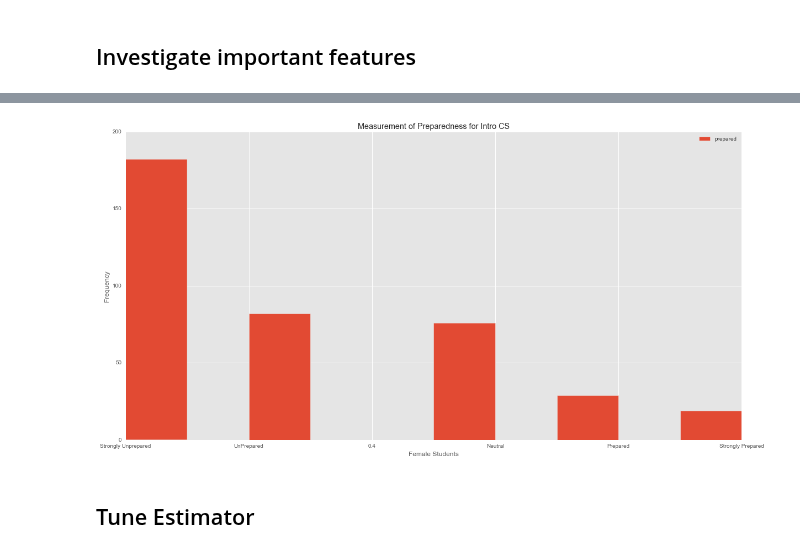
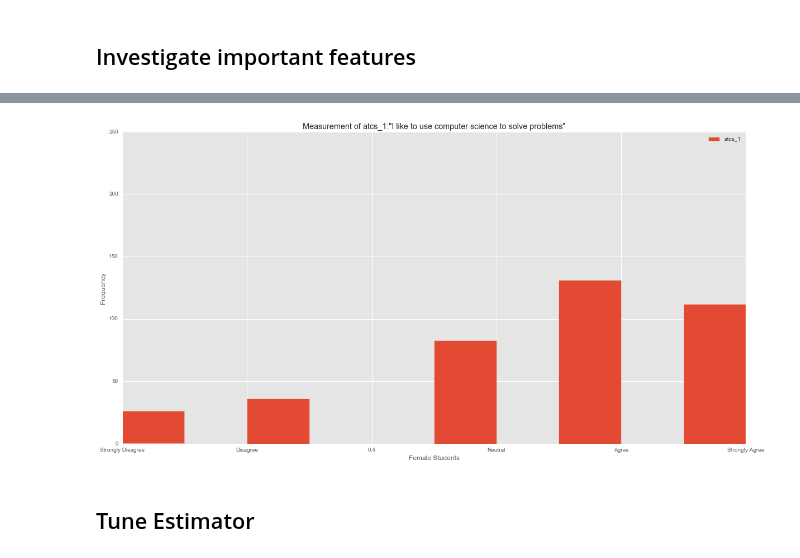
Before and after one commit to omoju/IntroCSExperiencePrediction, a Jupyter notebook: genderedCSExperience.ipynb, the cells around one changed output, grey strips where cells are left out. Cells and saved outputs as stored; diff of their text form; code cells hidden in the pictures.

```diff
--- a/genderedCSExperience.ipynb
+++ b/genderedCSExperience.ipynb
@@ -603,21 +604,22 @@ axes.set_xticklabels(a);
 # %%
 pre_females = dataset.query('gender_Female == 1')
-pre_females = pre_females[['prepared']]
+pre_females = pre_females[['atcs_1']]
 
 axes = pre_females.plot.hist()
 axes.set_xlabel('Female Students')
-axes.set_title('Measurement of Preparedness for Intro CS')
+axes.set_title('Measurement of atcs_1:"I like to use computer science to solve problems"')
+axes.set_yticks(np.arange(0, 300, 50))
 
 
 a=axes.get_xticks().tolist()
-a[0] = 'Strongly Unprepared'
-a[1] = 'UnPrepared'
+a[0] = 'Strongly Disagree'
+a[1] = 'Disagree'
 a[3] = 'Neutral'
-a[4] = 'Prepared'
-a[5] = 'Strongly Prepared'
+a[4] = 'Agree'
+a[5] = 'Strongly Agree'
 axes.set_xticklabels(a);
 # %% [output]
-[figure, old version]
+[figure, new version]
 # %% [markdown]
 ## Tune Estimator
 # %% [markdown]
```
Also changed, not shown: parts of 8 cells of this notebook, 4 other files.
